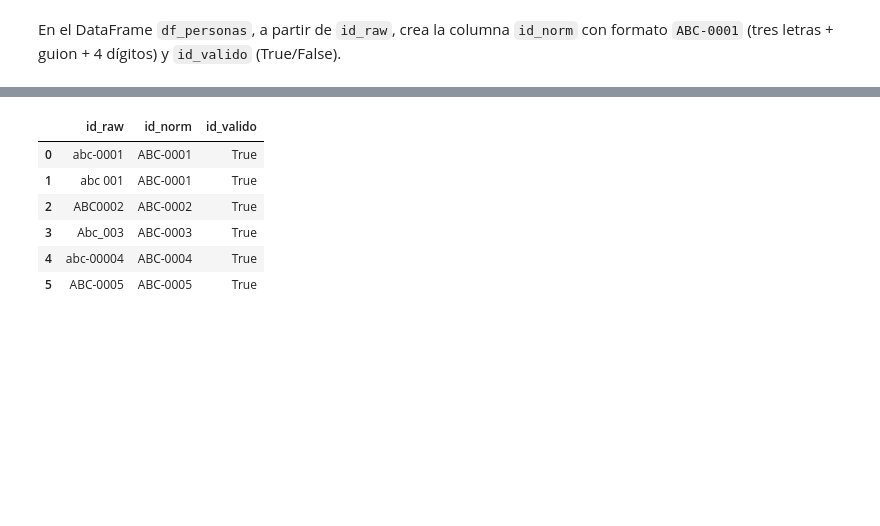
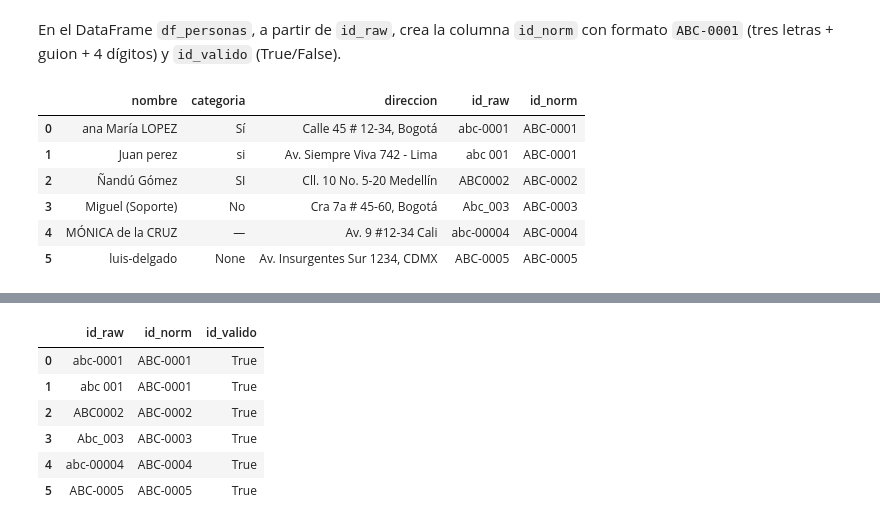
Before and after one commit to DanielGongora28/nlp-upb, a Jupyter notebook: notebooks/2-nlp/Practica_Limpieza_Texto_clean.ipynb, the cells around one changed output, grey strips where cells are left out. Saved outputs shown, nothing was run; the diff lists cells and outputs as text; code cells hidden in the pictures; blank space fills up the shorter version.

```diff
--- a/notebooks/Practica_Limpieza_Texto_clean.ipynb
+++ b/notebooks/2-nlp/Practica_Limpieza_Texto_clean.ipynb
@@ -603,3 +730,9 @@ Name: nombre_limpio, dtype: object
 En el DataFrame `df_personas`, convierte `categoria` en booleano `categoria_bool` donde cualquier variante de **sí** (con/ sin tilde) sea `True`; el resto `False`.
 # %%
 # Copie su código aca
+patron = r"^(sí|si|s|1|true|verdadero)$"
+
+# Crear columna booleana (True si coincide, False si no)
+df_personas["categoria_bool"] = df_personas["categoria"].str.lower().str.strip().str.match(patron, case=False, na=False)
+
+df_personas
@@ -619,2 +770,4 @@ En el DataFrame `df_personas`, Extrae la **ciudad** en una columna `ciudad`
 # %%
 # Copie su código aca
+df_personas["ciudad"]=df_personas["direccion"].apply(lambda x: x.split()[-1])
+df_personas
@@ -631,5 +792,29 @@ En el DataFrame `df_personas`, Extrae la **ciudad** en una columna `ciudad`
 ## 16) Normaliza y valida IDs
 # %% [markdown]
 En el DataFrame `df_personas`, a partir de `id_raw`, crea la columna `id_norm` con formato `ABC-0001` (tres letras + guion + 4 dígitos) y `id_valido` (True/False).
+# %%
+# Copie su código aca
+def normalizar_id(id_raw):
+    if pd.isna(id_raw):
+        return None, False
+    s = str(id_raw)
+    letras = "".join(re.findall(r"[A-Za-z]", s)).upper()
+    nums_m = re.search(r"(\d+)",s)
+    num = int(nums_m.group(1))
+    num_cadena = str(num).zfill(4)
+    id_norm = f"{letras}-{num_cadena}"
+    return id_norm
+
+df_personas["id_norm"] = df_personas["id_raw"].apply(lambda x: normalizar_id(x))
+# %%
+df_personas
+# %% [output]
+|  | nombre | categoria | direccion | id_raw | id_norm |
+| 0 | ana María LOPEZ | Sí | Calle 45 # 12-34, Bogotá | abc-0001 | ABC-0001 |
+| 1 | Juan perez | si | Av. Siempre Viva 742 - Lima | abc 001 | ABC-0001 |
+| 2 | Ñandú Gómez | SI | Cll. 10 No. 5-20 Medellín | ABC0002 | ABC-0002 |
+| 3 | Miguel (Soporte) | No | Cra 7a # 45-60, Bogotá | Abc_003 | ABC-0003 |
+| 4 | MÓNICA de la CRUZ | — | Av. 9 #12-34 Cali | abc-00004 | ABC-0004 |
+| 5 | luis-delgado | None | Av. Insurgentes Sur 1234, CDMX | ABC-0005 | ABC-0005 |
 # %%
 # Copie su código aca
```
Also changed, not shown: parts of 17 cells of this notebook, 11 other files.
